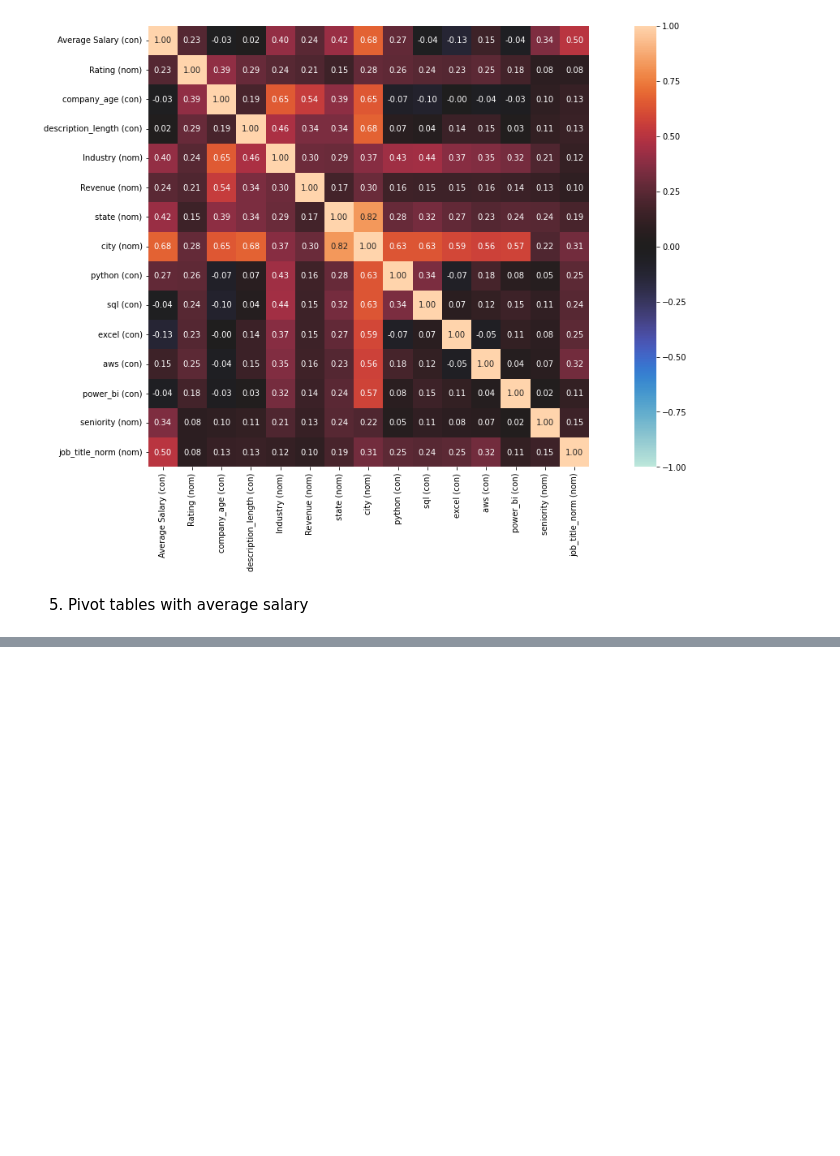
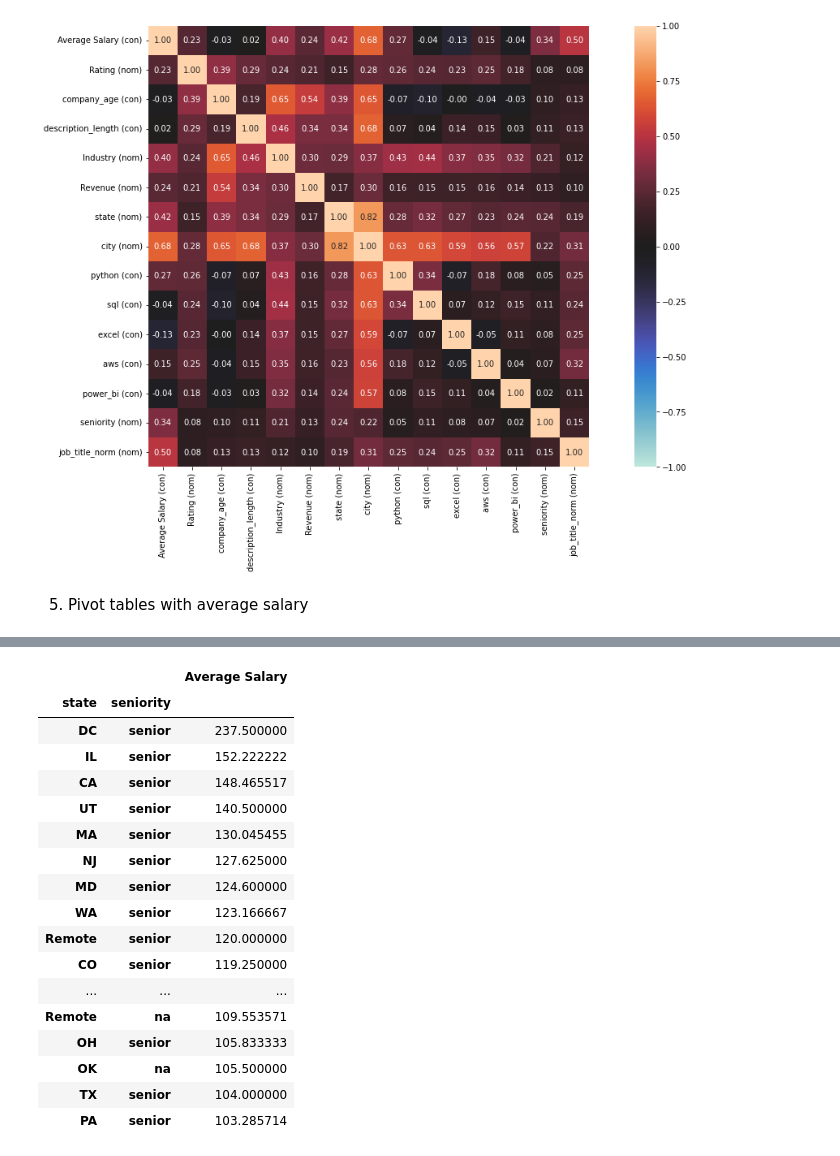
Before and after one commit to vytautasmu/Python_mokymai, a Jupyter notebook: final_work_vcs.ipynb, the cells around one changed output, grey strips where cells are left out. Saved outputs shown, nothing was run; the diff lists cells and outputs as text; code cells hidden in the pictures; blank space fills up the shorter version.

```diff
--- a/final_work_vcs.ipynb
+++ b/final_work_vcs.ipynb
@@ -468,0 +519,21 @@ nominal.associations(cont_corr_df,figsize=(20,10),mark_columns=True);
+# %%
+pd.pivot_table(df_master, index = ['state', 'seniority'], values = 'Average Salary').sort_values('Average Salary', ascending=False).head(20)
+# %% [output]
+|  |  | Average Salary |
+| state | seniority |  |
+| DC | senior | 237.500000 |
+| IL | senior | 152.222222 |
+| CA | senior | 148.465517 |
+| UT | senior | 140.500000 |
+| MA | senior | 130.045455 |
+| NJ | senior | 127.625000 |
+| MD | senior | 124.600000 |
+| WA | senior | 123.166667 |
+| Remote | senior | 120.000000 |
+| CO | senior | 119.250000 |
+| ... | ... | ... |
+| Remote | na | 109.553571 |
+| OH | senior | 105.833333 |
+| OK | na | 105.500000 |
+| TX | senior | 104.000000 |
+| PA | senior | 103.285714 |
```
Also changed, not shown: parts of 14 cells of this notebook.
